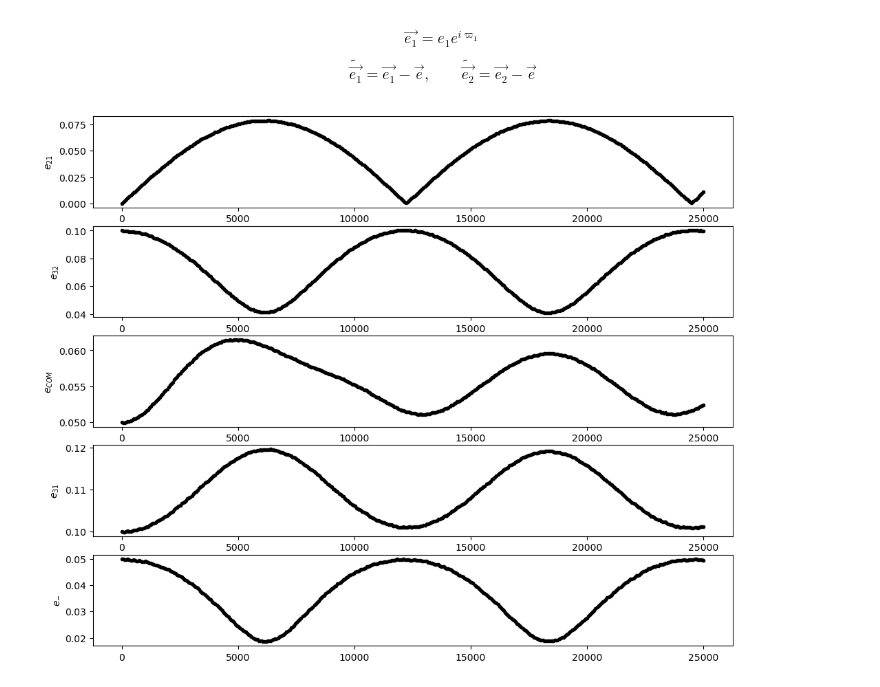
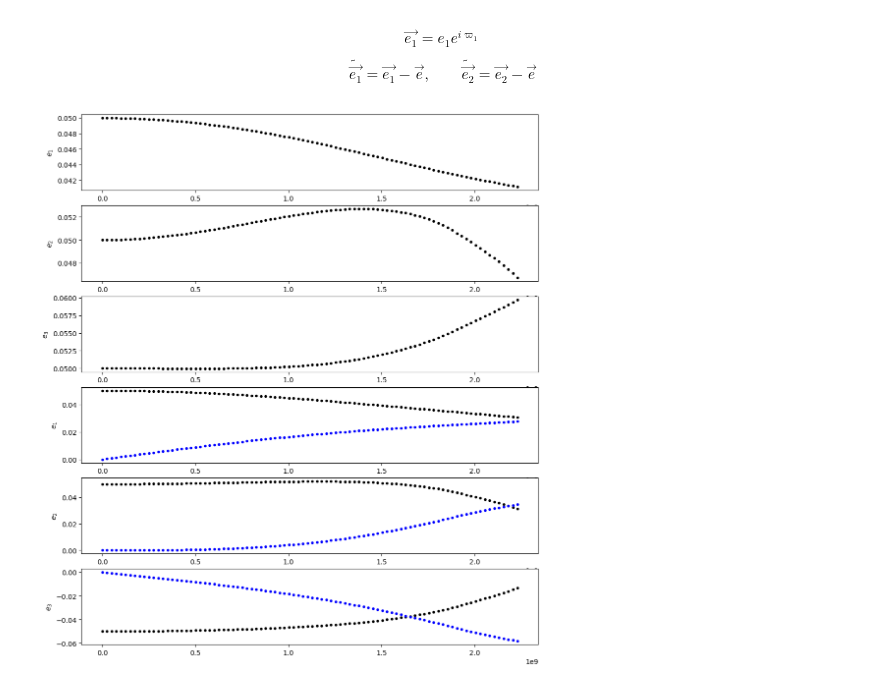
Before and after one commit to EritasY/Chaos, a Jupyter notebook: Conserved quantities.ipynb, the cells around one changed output. Saved outputs shown, nothing was run; the diff lists cells and outputs as text; code cells hidden in the pictures.

```diff
--- a/Conserved quantities.ipynb
+++ b/Conserved quantities.ipynb
@@ -74,4 +64,0 @@ def sim(Pratio, mass, ecc, pom, scale):
-# %%
-sim(0.675, 1e-6, (0.05,0.05,0.05),(0,0,np.pi), 0.05*1e5)
-# %% [output]
-[figure, removed]
@@ -78,2 +67,28 @@ sim(0.675, 1e-6, (0.05,0.05,0.05),(0,0,np.pi), 0.05*1e5)
+# %%
+fig, axarr = plt.subplots(nrows=6, figsize=(12,14))
+axarr[0].plot(times[0:90], ecc1[0:90], 'k.')
+axarr[0].set_ylabel(r"$e_{1}$")
+
+axarr[1].plot(times[0:90], ecc2[0:90], 'k.')
+axarr[1].set_ylabel(r"$e_{2}$")
+
+axarr[2].plot(times[0:90], ecc3[0:90], 'k.')
+axarr[2].set_ylabel(r"$e_{3}$")
+
+axarr[3].plot(times[0:90], e1_x[0:90], 'k.')
+axarr[3].plot(times[0:90], e1_y[0:90], 'b.')
+axarr[3].set_ylabel(r"$e_{1}$")
+
+axarr[4].plot(times[0:90], e2_x[0:90], 'k.')
+axarr[4].plot(times[0:90], e2_y[0:90], 'b.')
+axarr[4].set_ylabel(r"$e_{2}$")
+
+axarr[5].plot(times[0:90], e3_x[0:90], 'k.')
+axarr[5].plot(times[0:90], e3_y[0:90], 'b.')
+axarr[5].set_ylabel(r"$e_{3}$")
+
+plt.savefig("output.png")
+# %% [output]
+[figure, added]
 # %%
 # (0.72, 0.8e-6), (0.83, 1e-7), (0.92, 1e-9)
```
Also changed, not shown: parts of 3 cells of this notebook, 8 other files.
